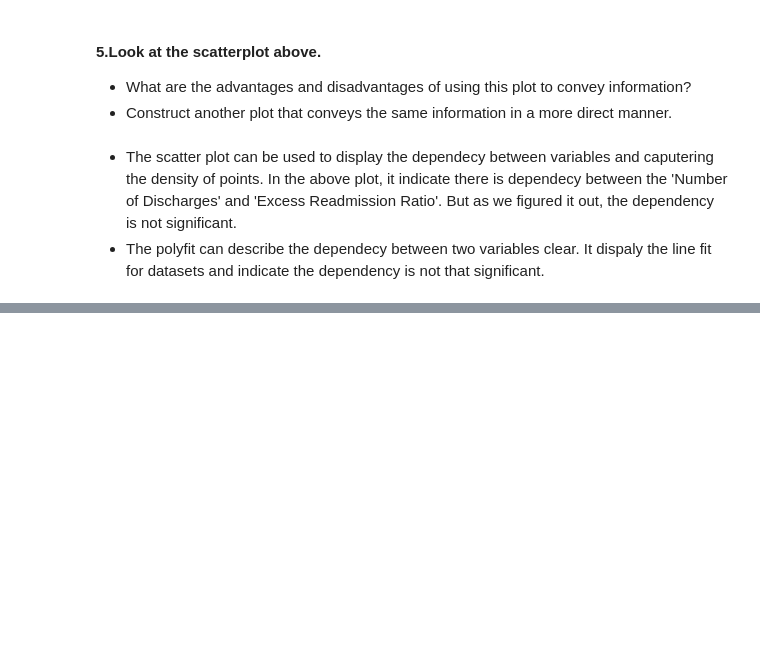
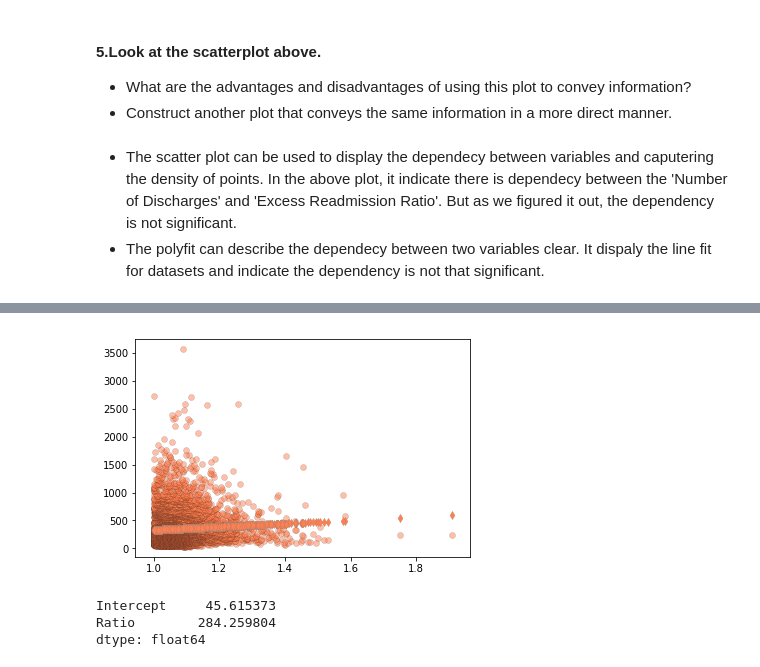
Before and after one commit to emami06/MiniProject, a Jupyter notebook: sliderule_dsi_inferential_statistics_exercise_3.ipynb, the cells around one changed output, grey strips where cells are left out. Drawn from its saved outputs; the diff is of its cells as text; code cells hidden in the pictures; blank space fills up the shorter version.

```diff
--- a/sliderule_dsi_inferential_statistics_exercise_3.ipynb
+++ b/sliderule_dsi_inferential_statistics_exercise_3.ipynb
@@ -312,0 +311,22 @@ g.fig.set_size_inches(8,5)
+# %%
+data = data[data['Excess Readmission Ratio']>1]
+data['Ratio'] = data['Excess Readmission Ratio']
+data['Discharges'] = data ['Number of Discharges']
+# %%
+#color = ['No','skyblue','coral']
+jitter = 0.05*(np.random.rand(len(data)) - 0.5)
+def plotfit(fit):
+    pp.scatter(data['Ratio'],data['Discharges'] + jitter,c="coral",linewidth=0.2,edgecolor='k',alpha=0.5)
+    pp.scatter(data['Ratio'],fit.predict(data),c="coral",linewidth=0.2,edgecolor='gray',marker='d')
+# %%
+ols_group_ratio = smf.ols('Discharges ~ Ratio ',data=data).fit()
+# %%
+plotfit(ols_group_ratio)
+# %% [output]
+[figure, added]
+# %%
+ols_group_ratio.params
+# %% [output]
+Intercept     45.615373
+Ratio        284.259804
+dtype: float64
```
Also changed, not shown: parts of 3 cells of this notebook.
